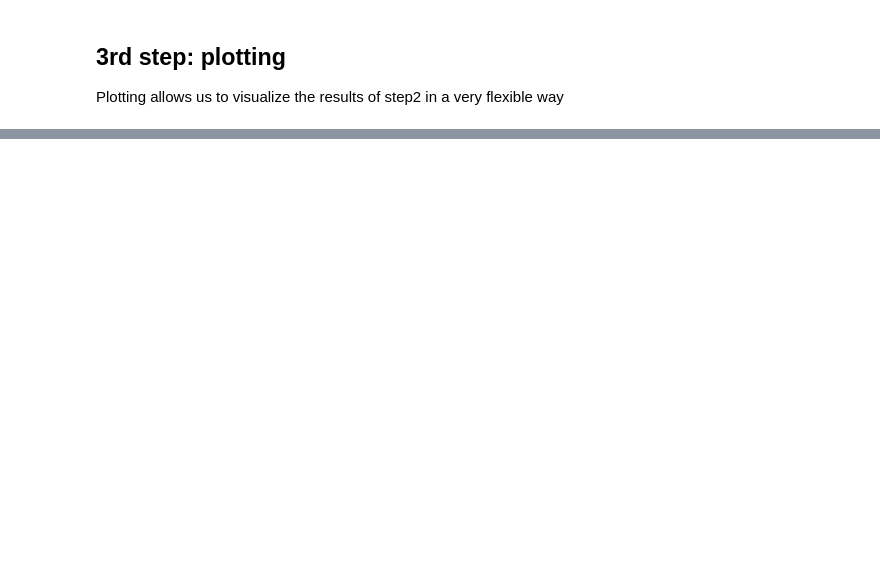
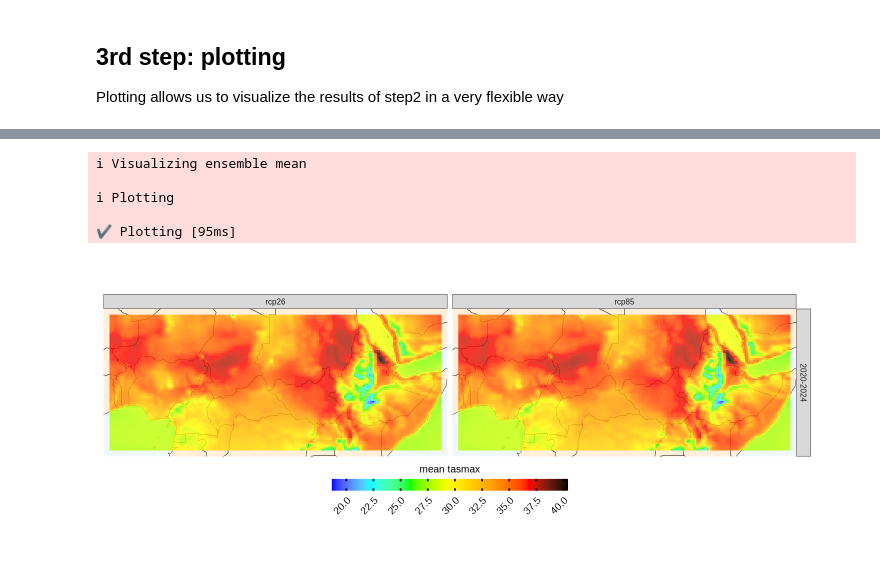
Before and after one commit to Risk-Team/CAVAanalytics, a Jupyter notebook: tutorials/climate_change_signal.ipynb, the cells around one changed output, grey strips where cells are left out. Drawn from its saved outputs; the diff is of its cells as text; code cells hidden in the pictures; blank space fills up the shorter version.

```diff
--- a/tutorials/climate_change_signal.ipynb
+++ b/tutorials/climate_change_signal.ipynb
@@ -91,0 +93,11 @@ plotting(ccs , ensemble = FALSE, palette = c("red","yellow", "white", "blue", "p
+# %%
+# as you can see, this takes some time to run. However, the amount of data retrieved is very big and
+# this function, despite being slow, allow users to process a lot of data even locally.
+# In this case,
+# To run this locally, consider lowering chunk_size to 5 or 2. Also, to make the process less intensive you could use agg.m="sum" to load
+# monthly aggregated data instead of daily data
+
+exmp1_chunk <-  load_data_and_projections(variable = "tasmax", years.hist = 1980:1982,
+                                  years.proj = 2020:2023, path.to.data = "CORDEX-CORE",
+                                  path.to.obs = NULL, xlim = c(0,50), ylim = c(0,20), aggr.m="mean",
+                                  chunk.size = 5, season = 1:12, domain="AFR-22")
@@ -91,0 +122,9 @@ plotting(ccs , ensemble = FALSE, palette = c("red","yellow", "white", "blue", "p
+# %%
+plotting(exmp1_chunk, ensemble=T, plot_titles = "mean tasmax", alpha=0.8)
+# %% [output]
+ℹ Visualizing ensemble mean
+
+ℹ Plotting
+
+✔ Plotting [95ms]
+[figure, added]
```
Also changed, not shown: parts of 7 cells of this notebook, 3 other files.
